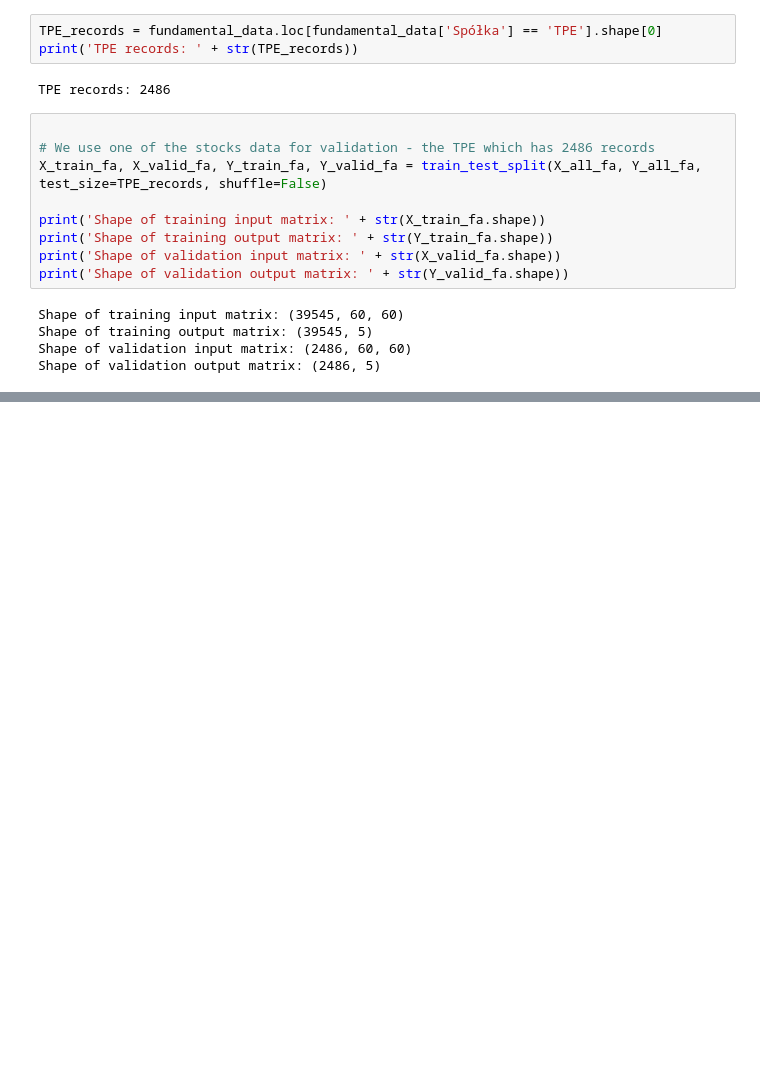
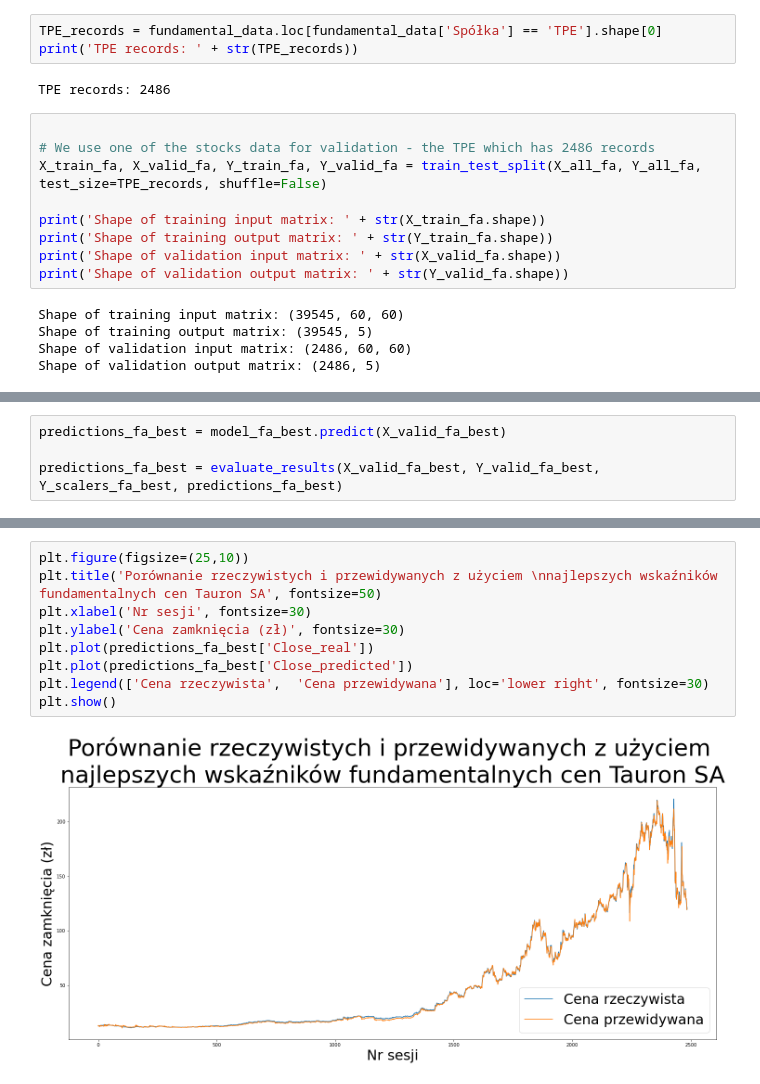
Before and after one commit to WaznyKamo/Deep-Learning-Stock-Price-Prediction, a Jupyter notebook: WiG20_based_stock_prediction.ipynb, the cells around one changed output, grey strips where cells are left out. Cells and saved outputs as stored; diff of their text form; blank space fills up the shorter version.

```diff
--- a/WiG20_based_stock_prediction.ipynb
+++ b/WiG20_based_stock_prediction.ipynb
@@ -598,0 +697,4 @@ plt.show()
+# %%
+predictions_fa_best = model_fa_best.predict(X_valid_fa_best)
+
+predictions_fa_best = evaluate_results(X_valid_fa_best, Y_valid_fa_best, Y_scalers_fa_best, predictions_fa_best)
@@ -598,0 +719,11 @@ plt.show()
+# %%
+plt.figure(figsize=(25,10))
+plt.title('Porównanie rzeczywistych i przewidywanych z użyciem \nnajlepszych wskaźników fundamentalnych cen Tauron SA', fontsize=50)
+plt.xlabel('Nr sesji', fontsize=30)
+plt.ylabel('Cena zamknięcia (zł)', fontsize=30)
+plt.plot(predictions_fa_best['Close_real'])
+plt.plot(predictions_fa_best['Close_predicted'])
+plt.legend(['Cena rzeczywista',  'Cena przewidywana'], loc='lower right', fontsize=30)
+plt.show()
+# %% [output]
+[figure, added]
```
Also changed, not shown: parts of 17 cells of this notebook, 1 other file.
